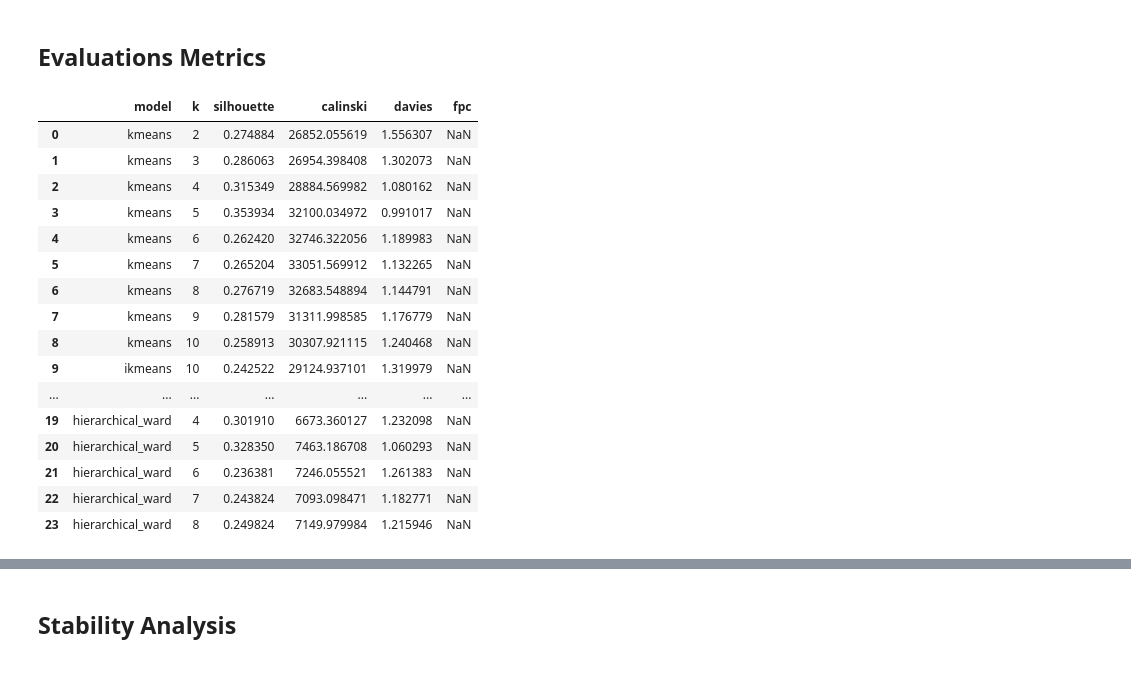
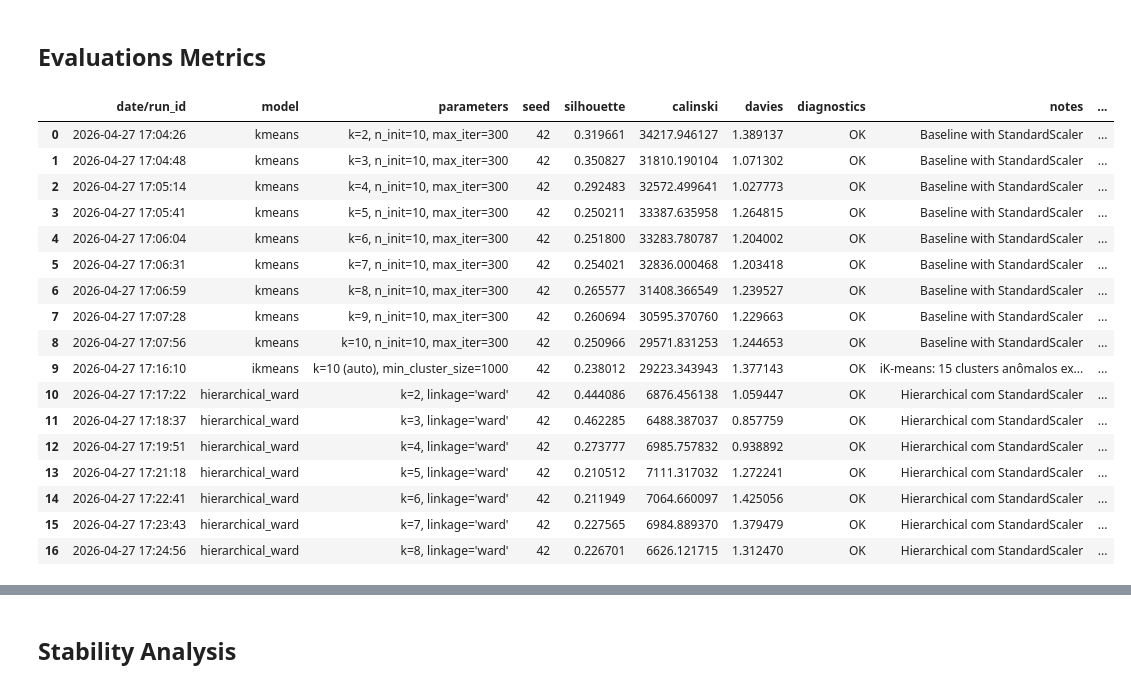
Before and after one commit to alexandreffs/UnsupervisedLearningProj, a Jupyter notebook: project.ipynb, the cells around one changed output, grey strips where cells are left out. Drawn from its saved outputs; the diff is of its cells as text; code cells hidden in the pictures.

```diff
--- a/project.ipynb
+++ b/project.ipynb
@@ -391,6 +415,7 @@ plt.show()
 # %%
 from sklearn.cluster import KMeans
 from sklearn.metrics import silhouette_score, calinski_harabasz_score, davies_bouldin_score
+from datetime import datetime
 
 k_values = range(2, 11)
 
@@ -400,11 +425,12 @@ for k in k_values:
     kmeans = KMeans(n_clusters=k, random_state=42, n_init=10)
     labels = kmeans.fit_predict(X_v2_scaled)
 
-    silhouette = silhouette_score(X_v2_scaled, labels)
+    silhouette = silhouette_score(X_v2_scaled, labels, sample_size=30000, random_state=42)
     ch_score = calinski_harabasz_score(X_v2_scaled, labels)
     db_score = davies_bouldin_score(X_v2_scaled, labels)
 
     results_kmeans.append({
+        "date/run_id": datetime.now().strftime("%Y-%m-%d %H:%M:%S"),
         "model": "kmeans",
         "parameters": f"k={k}, n_init=10, max_iter=300",
         "seed": 42,
@@ -412,7 +438,7 @@ for k in k_values:
         "calinski": ch_score,
         "davies": db_score,
         "diagnostics": "OK",
-        "notes": "Execução baseline com StandardScaler"
+        "notes": "Baseline with StandardScaler"
     })
 
 results_kmeans = pd.DataFrame(results_kmeans)
@@ -496,26 +593,0 @@ Soft-assignment clustering: each observation gets a membership degree for every
-# %%
-import skfuzzy as fuzz
-
-k_values = range(2, 9)
-results_fcm = []
-
-for k in k_values:
-    cntr, u, _, _, _, _, fpc = fuzz.cluster.cmeans(
-        X_v2_scaled.T, c=k, m=2, error=0.005, maxiter=1000, seed=42
-    )
-    labels = np.argmax(u, axis=0)
-
-    results_fcm.append({
-        "model": "fuzzy_cmeans",
-        "parameters": f"c={k}, m=2, error=0.005, maxiter=1000",
-        "seed": 42,
-        "silhouette": silhouette_score(X_v2_scaled, labels, sample_size=10000, random_state=42),
-        "calinski": calinski_harabasz_score(X_v2_scaled, labels),
-        "davies": davies_bouldin_score(X_v2_scaled, labels),
-        "fpc": round(fpc, 4),
-        "diagnostics": "OK",
-        "notes": "Fuzzy C-Means com StandardScaler"
-    })
-
-results_fcm = pd.DataFrame(results_fcm)
-results_fcm
@@ -563,10 +690,11 @@ for k in k_values:
     labels = hier.fit_predict(X_hier)
 
     results_hier.append({
+        "date/run_id": datetime.now().strftime("%Y-%m-%d %H:%M:%S"),
         "model": "hierarchical_ward",
         "parameters": f"k={k}, linkage='ward'",
         "seed": 42,
-        "silhouette": silhouette_score(X_hier, labels, sample_size=10000, random_state=42),
+        "silhouette": silhouette_score(X_hier, labels, sample_size=15000, random_state=42),
         "calinski": calinski_harabasz_score(X_hier, labels),
         "davies": davies_bouldin_score(X_hier, labels),
         "diagnostics": "OK",
@@ -587,27 +715,28 @@ results_hier
 # %% [markdown]
 ## **Evaluations Metrics**
 # %%
-results_all = pd.concat([results_kmeans, results_ikmeans, results_fcm, results_hier], ignore_index=True)
+results_all = pd.concat([results_kmeans, results_ikmeans, results_hier], ignore_index=True)
 results_all.to_csv("experiments.csv", index=False)
 results_all
 # %% [output]
-|  | model | k | silhouette | calinski | davies | fpc |
-| 0 | kmeans | 2 | 0.274884 | 26852.055619 | 1.556307 | NaN |
-| 1 | kmeans | 3 | 0.286063 | 26954.398408 | 1.302073 | NaN |
-| 2 | kmeans | 4 | 0.315349 | 28884.569982 | 1.080162 | NaN |
-| 3 | kmeans | 5 | 0.353934 | 32100.034972 | 0.991017 | NaN |
-| 4 | kmeans | 6 | 0.262420 | 32746.322056 | 1.189983 | NaN |
-| 5 | kmeans | 7 | 0.265204 | 33051.569912 | 1.132265 | NaN |
-| 6 | kmeans | 8 | 0.276719 | 32683.548894 | 1.144791 | NaN |
-| 7 | kmeans | 9 | 0.281579 | 31311.998585 | 1.176779 | NaN |
-| 8 | kmeans | 10 | 0.258913 | 30307.921115 | 1.240468 | NaN |
-| 9 | ikmeans | 10 | 0.242522 | 29124.937101 | 1.319979 | NaN |
-| ... | ... | ... | ... | ... | ... | ... |
-| 19 | hierarchical_ward | 4 | 0.301910 | 6673.360127 | 1.232098 | NaN |
-| 20 | hierarchical_ward | 5 | 0.328350 | 7463.186708 | 1.060293 | NaN |
-| 21 | hierarchical_ward | 6 | 0.236381 | 7246.055521 | 1.261383 | NaN |
-| 22 | hierarchical_ward | 7 | 0.243824 | 7093.098471 | 1.182771 | NaN |
-| 23 | hierarchical_ward | 8 | 0.249824 | 7149.979984 | 1.215946 | NaN |
+|  | date/run_id | model | parameters | seed | silhouette | calinski | davies | diagnostics | notes | ... |
+| 0 | 2026-04-27 17:04:26 | kmeans | k=2, n_init=10, max_iter=300 | 42 | 0.319661 | 34217.946127 | 1.389137 | OK | Baseline with StandardScaler | ... |
+| 1 | 2026-04-27 17:04:48 | kmeans | k=3, n_init=10, max_iter=300 | 42 | 0.350827 | 31810.190104 | 1.071302 | OK | Baseline with StandardScaler | ... |
+| 2 | 2026-04-27 17:05:14 | kmeans | k=4, n_init=10, max_iter=300 | 42 | 0.292483 | 32572.499641 | 1.027773 | OK | Baseline with StandardScaler | ... |
+| 3 | 2026-04-27 17:05:41 | kmeans | k=5, n_init=10, max_iter=300 | 42 | 0.250211 | 33387.635958 | 1.264815 | OK | Baseline with StandardScaler | ... |
+| 4 | 2026-04-27 17:06:04 | kmeans | k=6, n_init=10, max_iter=300 | 42 | 0.251800 | 33283.780787 | 1.204002 | OK | Baseline with StandardScaler | ... |
+| 5 | 2026-04-27 17:06:31 | kmeans | k=7, n_init=10, max_iter=300 | 42 | 0.254021 | 32836.000468 | 1.203418 | OK | Baseline with StandardScaler | ... |
+| 6 | 2026-04-27 17:06:59 | kmeans | k=8, n_init=10, max_iter=300 | 42 | 0.265577 | 31408.366549 | 1.239527 | OK | Baseline with StandardScaler | ... |
+| 7 | 2026-04-27 17:07:28 | kmeans | k=9, n_init=10, max_iter=300 | 42 | 0.260694 | 30595.370760 | 1.229663 | OK | Baseline with StandardScaler | ... |
+| 8 | 2026-04-27 17:07:56 | kmeans | k=10, n_init=10, max_iter=300 | 42 | 0.250966 | 29571.831253 | 1.244653 | OK | Baseline with StandardScaler | ... |
+| 9 | 2026-04-27 17:16:10 | ikmeans | k=10 (auto), min_cluster_size=1000 | 42 | 0.238012 | 29223.343943 | 1.377143 | OK | iK-means: 15 clusters anômalos ex... | ... |
+| 10 | 2026-04-27 17:17:22 | hierarchical_ward | k=2, linkage='ward' | 42 | 0.444086 | 6876.456138 | 1.059447 | OK | Hierarchical com StandardScaler | ... |
+| 11 | 2026-04-27 17:18:37 | hierarchical_ward | k=3, linkage='ward' | 42 | 0.462285 | 6488.387037 | 0.857759 | OK | Hierarchical com StandardScaler | ... |
+| 12 | 2026-04-27 17:19:51 | hierarchical_ward | k=4, linkage='ward' | 42 | 0.273777 | 6985.757832 | 0.938892 | OK | Hierarchical com StandardScaler | ... |
+| 13 | 2026-04-27 17:21:18 | hierarchical_ward | k=5, linkage='ward' | 42 | 0.210512 | 7111.317032 | 1.272241 | OK | Hierarchical com StandardScaler | ... |
+| 14 | 2026-04-27 17:22:41 | hierarchical_ward | k=6, linkage='ward' | 42 | 0.211949 | 7064.660097 | 1.425056 | OK | Hierarchical com StandardScaler | ... |
+| 15 | 2026-04-27 17:23:43 | hierarchical_ward | k=7, linkage='ward' | 42 | 0.227565 | 6984.889370 | 1.379479 | OK | Hierarchical com StandardScaler | ... |
+| 16 | 2026-04-27 17:24:56 | hierarchical_ward | k=8, linkage='ward' | 42 | 0.226701 | 6626.121715 | 1.312470 | OK | Hierarchical com StandardScaler | ... |
 # %%
 fig, axes = plt.subplots(1, 3, figsize=(18, 5))
 
```
Also changed, not shown: parts of 15 cells of this notebook.
